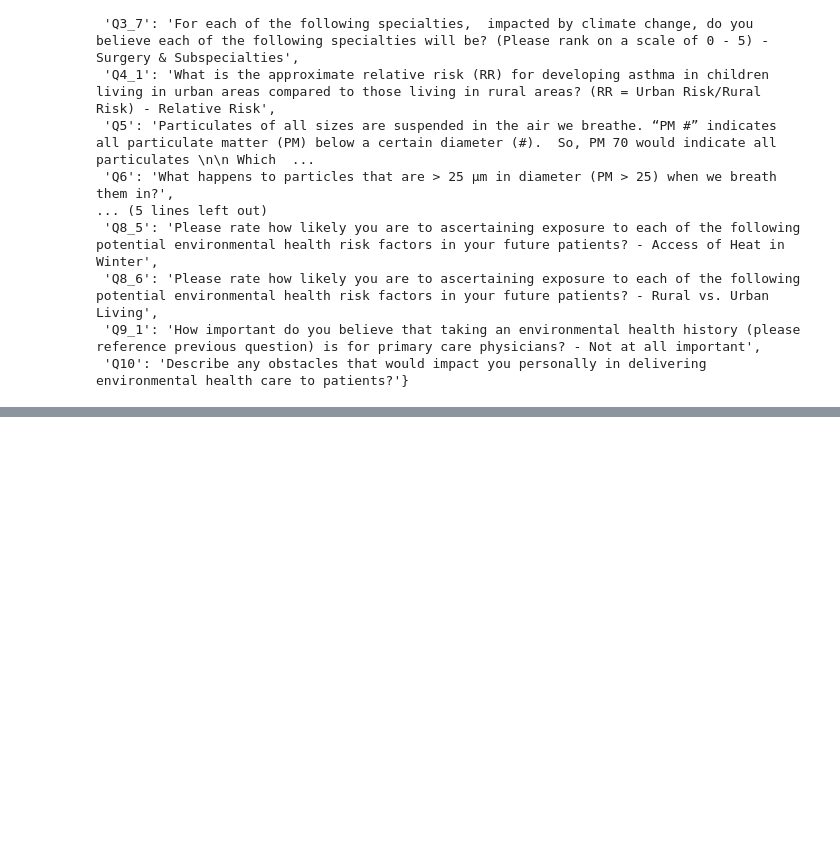
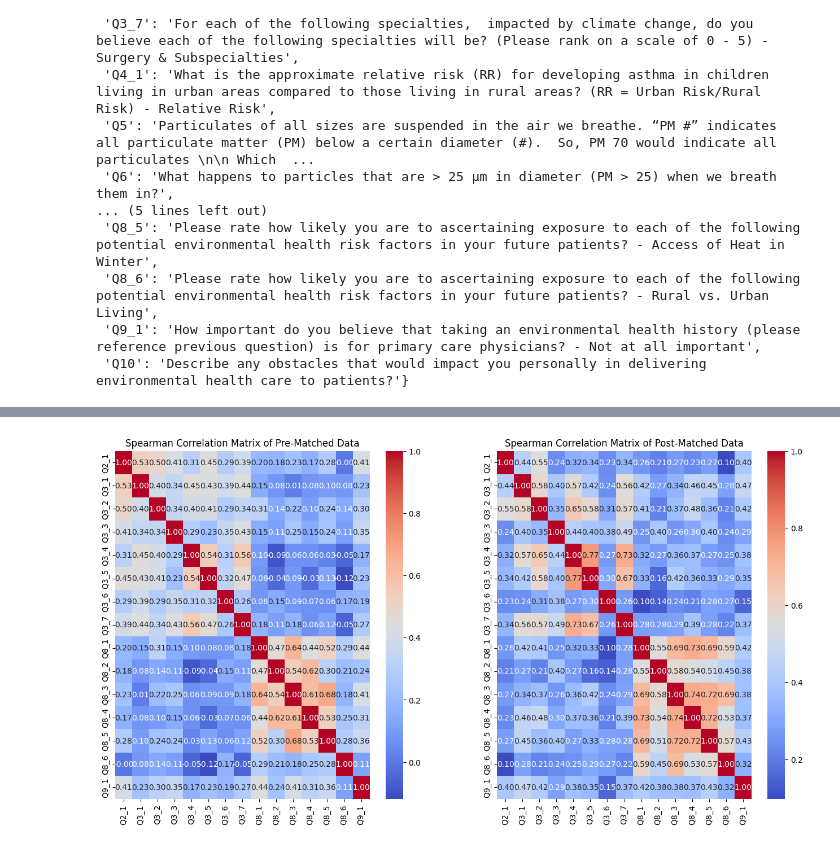
Before and after one commit to MichaelKasper1/Env_Health_Lecture_Statistics, a Jupyter notebook: data_analysis.ipynb, the cells around one changed output, grey strips where cells are left out. Drawn from its saved outputs; the diff is of its cells as text; code cells hidden in the pictures; blank space fills up the shorter version.

```diff
--- a/data_analysis.ipynb
+++ b/data_analysis.ipynb
@@ -413,0 +645,18 @@ calculate_statistics(pre_matched_categorical, post_matched_categorical, 'mcnemar
+# %%
+# Spearman rank-order correlation for pre-matched data
+spearman_corr_pre_matched = pre_matched.corr(method='spearman')
+
+# Spearman rank-order correlation for post-matched data
+spearman_corr_post_matched = post_matched.corr(method='spearman')
+
+# Plot the heatmap as before, but for Spearman correlations
+fig, axes = plt.subplots(1, 2, figsize=(16, 8))
+sns.heatmap(spearman_corr_pre_matched, cmap='coolwarm', annot=True, fmt=".2f", ax=axes[0])
+axes[0].set_title('Spearman Correlation Matrix of Pre-Matched Data')
+
+sns.heatmap(spearman_corr_post_matched, cmap='coolwarm', annot=True, fmt=".2f", ax=axes[1])
+axes[1].set_title('Spearman Correlation Matrix of Post-Matched Data')
+
+plt.show()
+# %% [output]
+[figure, added]
```
Also changed, not shown: parts of 16 cells of this notebook, 10 other files.
